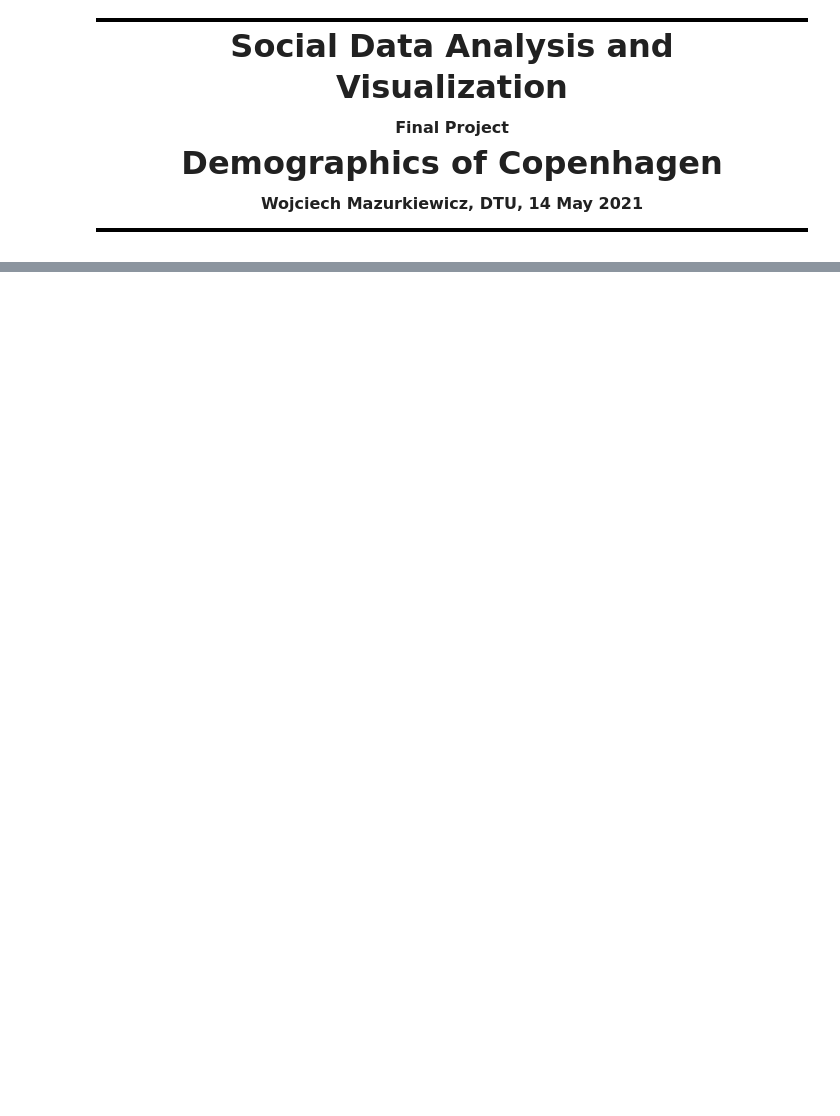
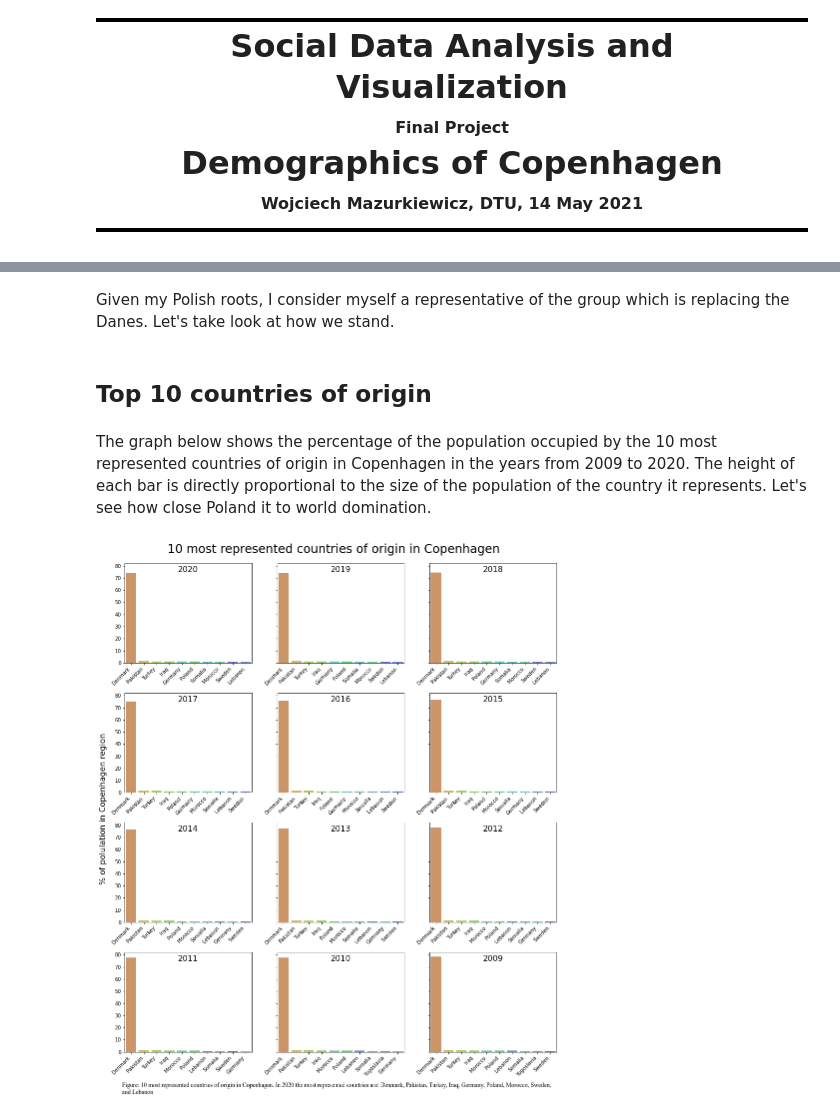
Before and after one commit to wojciechdk/social_data_analysis_and_visualization_final_project, a Jupyter notebook: website_main.ipynb, the cells around one changed output, grey strips where cells are left out. Saved outputs shown, nothing was run; the diff lists cells and outputs as text; code cells hidden in the pictures; blank space fills up the shorter version.

```diff
--- a/website_main.ipynb
+++ b/website_main.ipynb
@@ -33,0 +74,15 @@ display(IFrame(
+# %% [markdown]
+Given my Polish roots, I consider myself a representative of the group which is replacing the Danes. Let's take look at how we stand.
+# %% [markdown]
+## Top 10 countries of origin
+# %% [markdown]
+The graph below shows the percentage of the population occupied by the 10 most represented countries of origin in Copenhagen in the years from 2009 to 2020. The height of each bar is directly proportional to the size of the population of the country it represents. Let's see how close Poland it to world domination.
+# %%
+show_top_10_countries_of_origin_all_years(
+    ('Figure: 10 most represented countries of origin in Copenhagen. '
+     'In 2020 the most represented countries are: Denmark, Pakistan, Turkey, '
+     'Iraq, Germany, Poland, Morocco, Sweden,\nand Lebanon'),
+    x=.12,
+    y=0.06)
+# %% [output]
+[figure, added]
```
Also changed, not shown: parts of 15 cells of this notebook, 5 other files.
